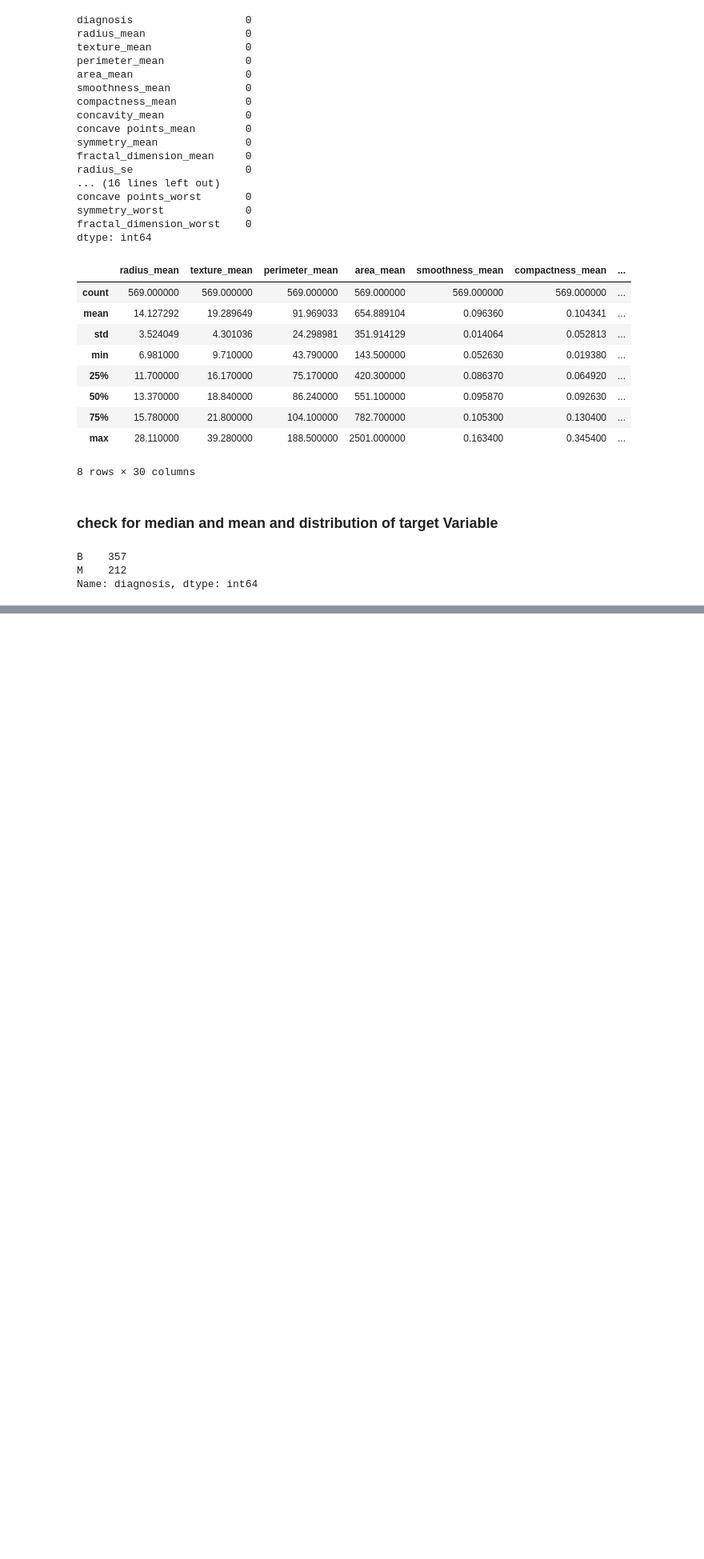
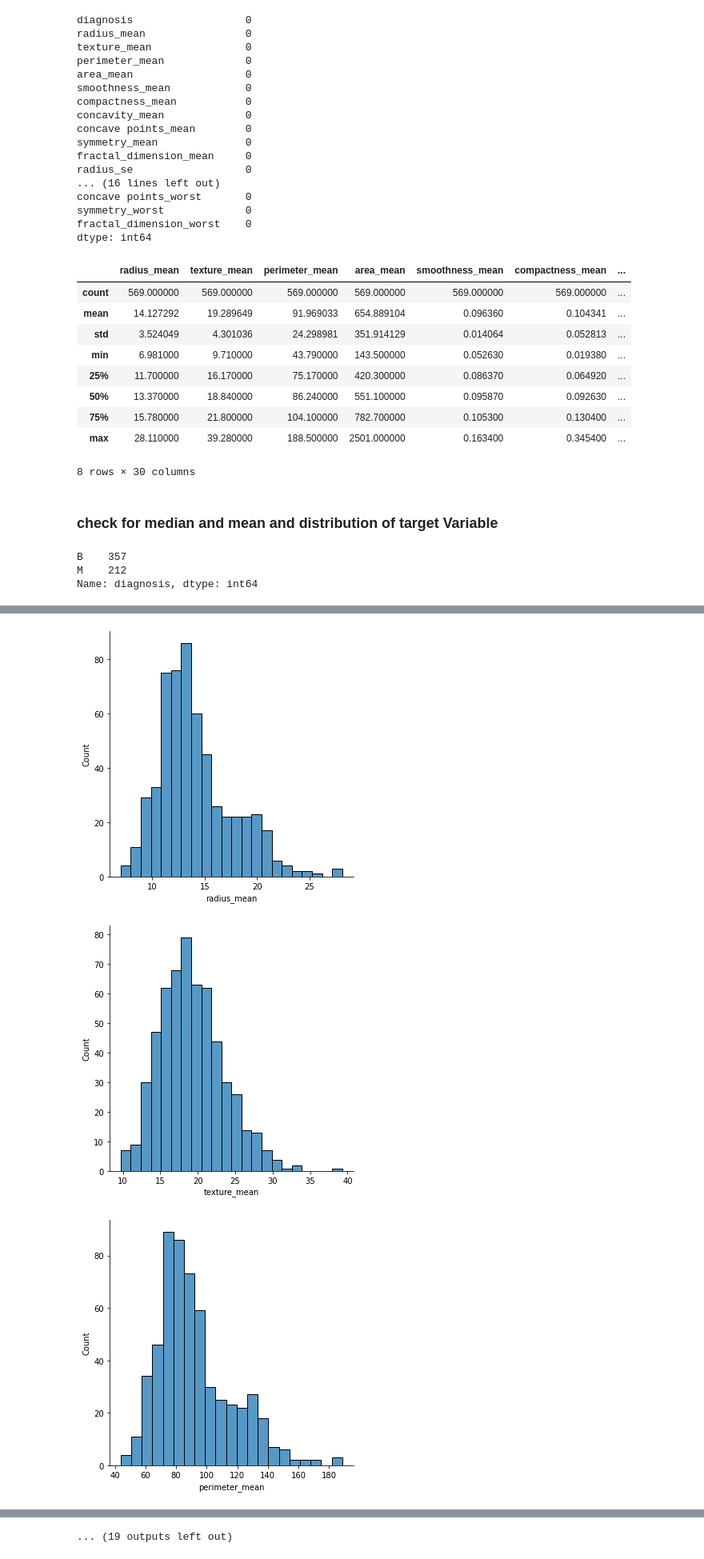
Before and after one commit to rubeshnpl13/Breast-Cancer-Classification-with-Neural-Network, a Jupyter notebook: Breast Cancer Classification with Neural Network.ipynb, the cells around one changed output, grey strips where cells are left out. Shown at 80% size. Cells and saved outputs as stored; diff of their text form; code cells hidden in the pictures; blank space fills up the shorter version.

```diff
--- a/Breast Cancer Classification with Neural Network.ipynb
+++ b/Breast Cancer Classification with Neural Network.ipynb
@@ -117,0 +160,4 @@ breast_cancer_data.drop(columns='diagnosis', axis=1, inplace=True)
+# %%
+# this is how we can get all the column names of the dataframe
+for column in breast_cancer_data:
+  print(column)
@@ -117,0 +182,8 @@ breast_cancer_data.drop(columns='diagnosis', axis=1, inplace=True)
+# %%
+# creating a for loop to get the distribution plot for all columns
+for column in breast_cancer_data:
+  sns.displot(x=column, data=breast_cancer_data)
+# %% [output]
+[figure, added]
+[figure, added]
+[figure, added]
@@ -117,0 +199 @@ breast_cancer_data.drop(columns='diagnosis', axis=1, inplace=True)
+... (19 outputs left out)
```
Also changed, not shown: parts of 22 cells of this notebook, 1 other file.
